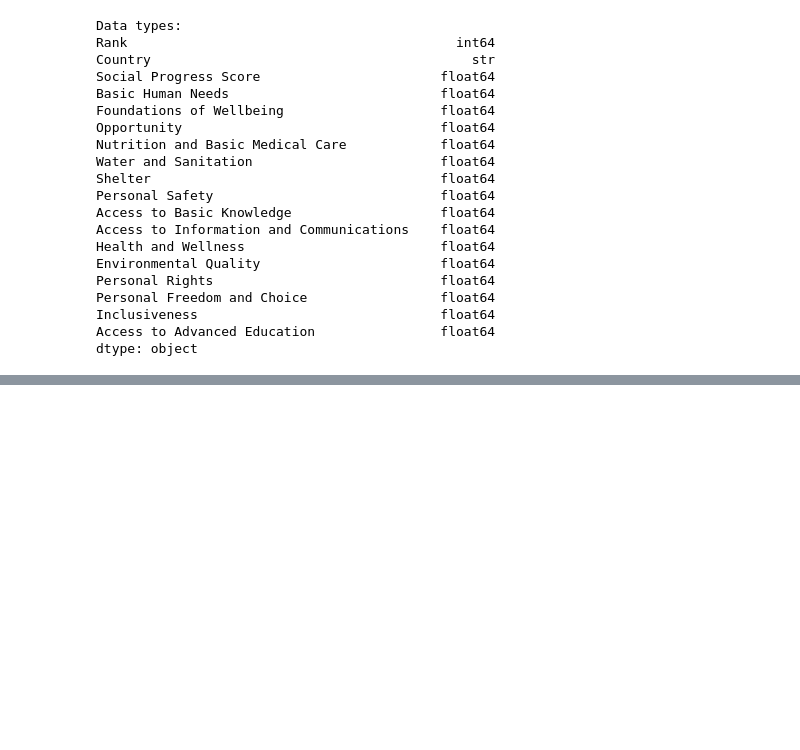
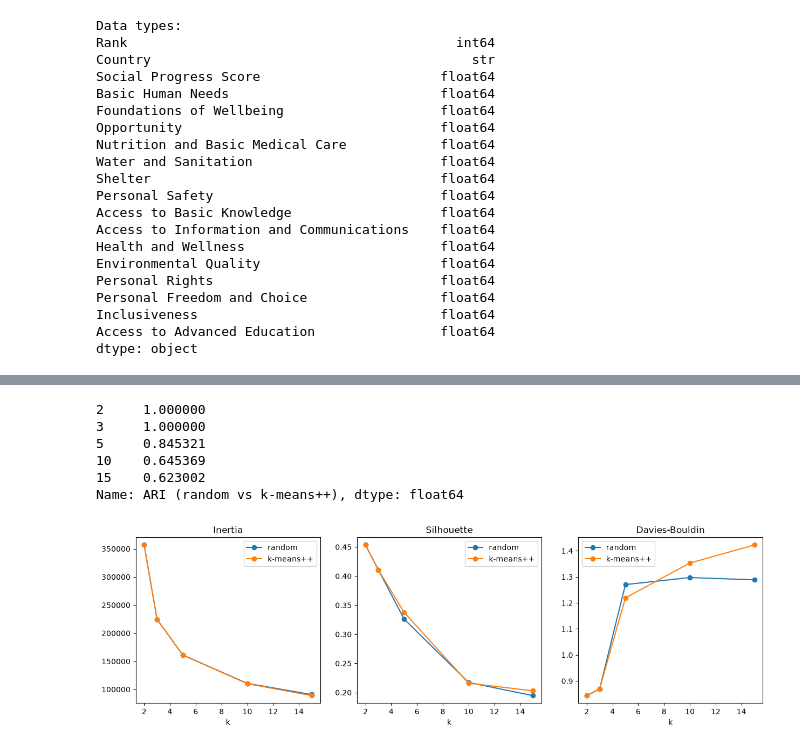
Before and after one commit to vcdice-69/SC4020-Project-1, a Jupyter notebook: group_38_code/Social Progress Index Rankings/code.ipynb, the cells around one changed output, grey strips where cells are left out. Saved outputs shown, nothing was run; the diff lists cells and outputs as text; code cells hidden in the pictures; blank space fills up the shorter version.

Commit message:
social progress Kmeans done

```diff
--- a/group_38_code/Social Progress Index Rankings/code.ipynb
+++ b/group_38_code/Social Progress Index Rankings/code.ipynb
@@ -77,0 +158,30 @@ dtype: object
+# %%
+from sklearn.metrics import silhouette_score, davies_bouldin_score, adjusted_rand_score
+
+X = df.drop(columns=['Rank', 'Country'])
+ks = [2, 3, 5, 10, 15]
+inits = ['random', 'k-means++']
+
+models = {
+    (k, init): sklearn.cluster.KMeans(
+        n_clusters=k,
+        init=init,
+        verbose=0,
+        random_state=42,
+        copy_x=True
+    ).fit(X)
+    for k in ks for init in inits
+}
+# %%
+results = pd.DataFrame([
+    {
+        "k": k,
+        "init": init,
+        "Inertia": model.inertia_,
+        "Silhouette": silhouette_score(X, model.labels_),
+        "Davies-Bouldin": davies_bouldin_score(X, model.labels_),
+        "Iterations": model.n_iter_,
+    }
+    for (k, init), model in models.items()
+])
+results
@@ -77,0 +200,27 @@ dtype: object
+# %%
+agreement = pd.Series({
+    k: adjusted_rand_score(models[(k, 'random')].labels_, models[(k, 'k-means++')].labels_)
+    for k in ks
+}, name="ARI (random vs k-means++)")
+agreement
+# %% [output]
+2     1.000000
+3     1.000000
+5     0.845321
+10    0.645369
+15    0.623002
+Name: ARI (random vs k-means++), dtype: float64
+# %%
+fig, axes = plt.subplots(1, 3, figsize=(15, 4))
+for init in inits:
+    subset = results[results['init'] == init]
+    axes[0].plot(subset['k'], subset['Inertia'], marker='o', label=init)
+    axes[1].plot(subset['k'], subset['Silhouette'], marker='o', label=init)
+    axes[2].plot(subset['k'], subset['Davies-Bouldin'], marker='o', label=init)
+for ax, title in zip(axes, ["Inertia", "Silhouette", "Davies-Bouldin"]):
+    ax.set_title(title)
+    ax.set_xlabel("k")
+    ax.legend()
+plt.show()
+# %% [output]
+[figure, added]
```
Also changed, not shown: parts of 13 cells of this notebook.
